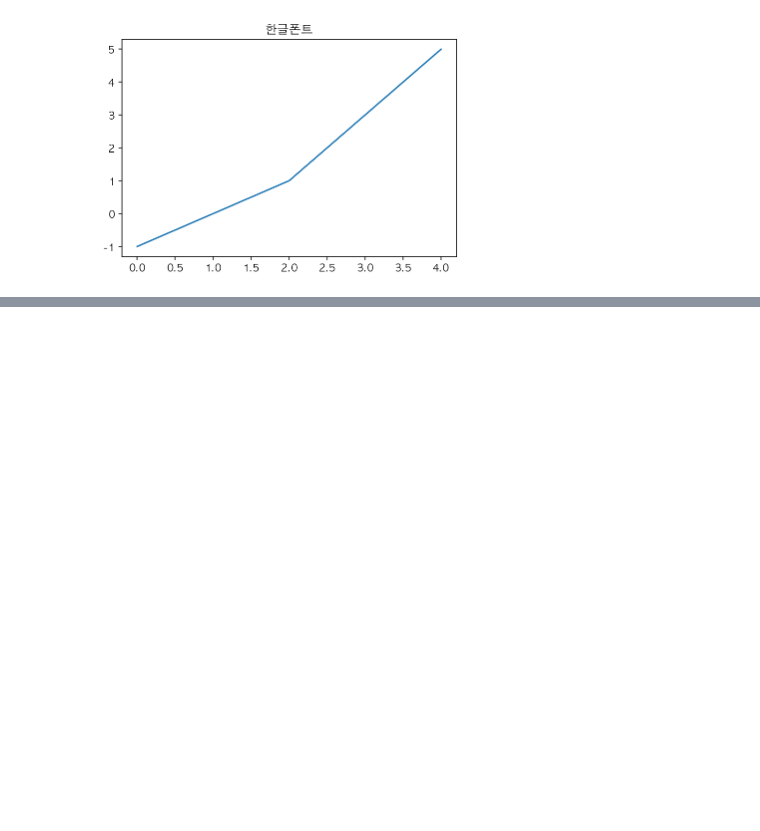
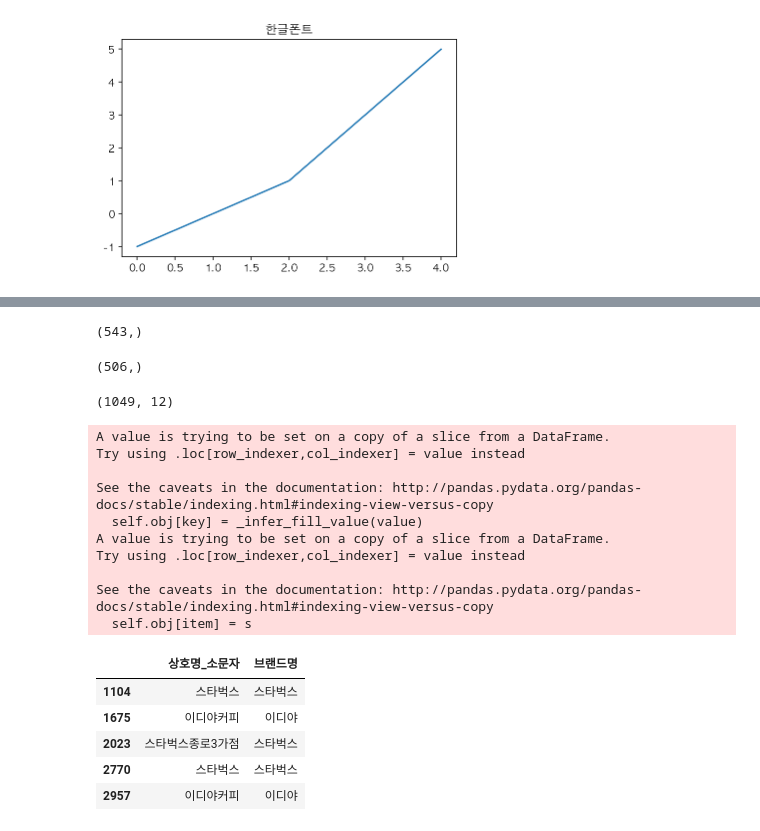
Before and after one commit to neverlish/Learned, a Jupyter notebook: data/inflearn-public-data-python/04-coffee-store.ipynb, the cells around one changed output, grey strips where cells are left out. Saved outputs shown, nothing was run; the diff lists cells and outputs as text; code cells hidden in the pictures; blank space fills up the shorter version.

Commit message:
4 - 02 스타벅스, 이디야 텍스트 데이터 전처리와 브랜드명 만들기

```diff
--- a/data/inflearn-public-data-python/04-coffee-store.ipynb
+++ b/data/inflearn-public-data-python/04-coffee-store.ipynb
@@ -57,0 +121,9 @@ pd.Series([-1, 0, 1, 3, 5]).plot(title='한글폰트')
+# %%
+# drop을 하는 방법도 있지만 사용할 컬럼만 따로 모아서 보는 방법도 있습니다.
+# 여기에서는 사용할 컬럼만 따로 모아서 사용합니다.
+columns = ['상호명', '상권업종대분류명', '상권업종중분류명', '상권업종소분류명',
+           '시도명', '시군구명', '행정동명', '법정동명', '도로명주소',
+           '경도', '위도']
+
+df = df[columns].copy()
+df.shape
@@ -57,0 +157,7 @@ pd.Series([-1, 0, 1, 3, 5]).plot(title='한글폰트')
+# %%
+# 시도명이 서울로 시작하는 데이터만 봅니다.
+# 또, df_seoul 이라는 변수에 결과를 저장합니다.
+# 새로운 변수에 데이터프레임을 할당할 때 copy()를 사용하는 것을 권장합니다.
+
+df_seoul = df[df['시도명'] == '서울특별시'].copy()
+df_seoul.shape
@@ -57,0 +173,54 @@ pd.Series([-1, 0, 1, 3, 5]).plot(title='한글폰트')
+# %%
+# 문자열의 소문자로 변경하는 메소드를 사용합니다.
+# "상호명_소문자" 컬럼을 만듭니다.
+
+df_seoul['상호명_소문자'] = df_seoul['상호명'].str.lower()
+# %%
+# ediya 를 "상호명_소문자" 컬럼으로 가져옵니다.
+# '상호명_소문자'컬럼으로 '이디야|ediya' 를 가져와 갯수를 세어봅니다.
+# loc[행]
+# loc[행, 열]
+
+df_seoul.loc[df_seoul['상호명_소문자'].str.contains('이디야|이디아|ediya'), '상호명_소문자'].shape
+# %% [output]
+(543,)
+# %%
+# 상호명에서 스타벅스만 가져옵니다.
+# 상호명은 소문자로 변경해 준 컬럼을 사용합니다.
+# 스타벅스|starbucks 의 "상호명_소문자"로 갯수를 세어봅니다.
+
+df_seoul.loc[df_seoul['상호명_소문자'].str.contains('스타벅스|starbucks'), '상호명_소문자'].shape
+# %% [output]
+(506,)
+# %%
+# '상호명_소문자'컬럼으로  '스타벅스|starbucks|이디야|이디아|ediya'를 가져와 df_cafe 변수에 담습니다.
+
+df_cafe = df_seoul[df_seoul['상호명_소문자'].str.contains('스타벅스|starbucks|이디야|이디아|ediya')]
+df_cafe.shape
+# %% [output]
+(1049, 12)
+# %%
+# ~은 not을 의미합니다. 스타벅스가 아닌 데이터는 이디야로 넣어주어도 되지만
+# 아래 코드처럼 결측치를 이디야로 채워줘도 괜찮습니다.
+# df_cafe.loc[~df_cafe['상호명'].str.contains('스타벅스|starbucks'), '브랜드명'] = '이디야'
+
+df_cafe.loc[df_cafe['상호명_소문자'].str.contains('스타벅스|starbucks'), '브랜드명'] = '스타벅스'
+df_cafe.loc[~df_cafe['상호명_소문자'].str.contains('스타벅스|starbucks'), '브랜드명'] = '이디야'
+df_cafe[['상호명_소문자', '브랜드명']].head()
+# %% [output]
+A value is trying to be set on a copy of a slice from a DataFrame.
+Try using .loc[row_indexer,col_indexer] = value instead
+
+See the caveats in the documentation: http://pandas.pydata.org/pandas-docs/stable/indexing.html#indexing-view-versus-copy
+  self.obj[key] = _infer_fill_value(value)
+A value is trying to be set on a copy of a slice from a DataFrame.
+Try using .loc[row_indexer,col_indexer] = value instead
+
+See the caveats in the documentation: http://pandas.pydata.org/pandas-docs/stable/indexing.html#indexing-view-versus-copy
+  self.obj[item] = s
+|  | 상호명_소문자 | 브랜드명 |
+| 1104 | 스타벅스 | 스타벅스 |
+| 1675 | 이디야커피 | 이디야 |
+| 2023 | 스타벅스종로3가점 | 스타벅스 |
+| 2770 | 스타벅스 | 스타벅스 |
+| 2957 | 이디야커피 | 이디야 |
```
Also changed, not shown: parts of 17 cells of this notebook.
